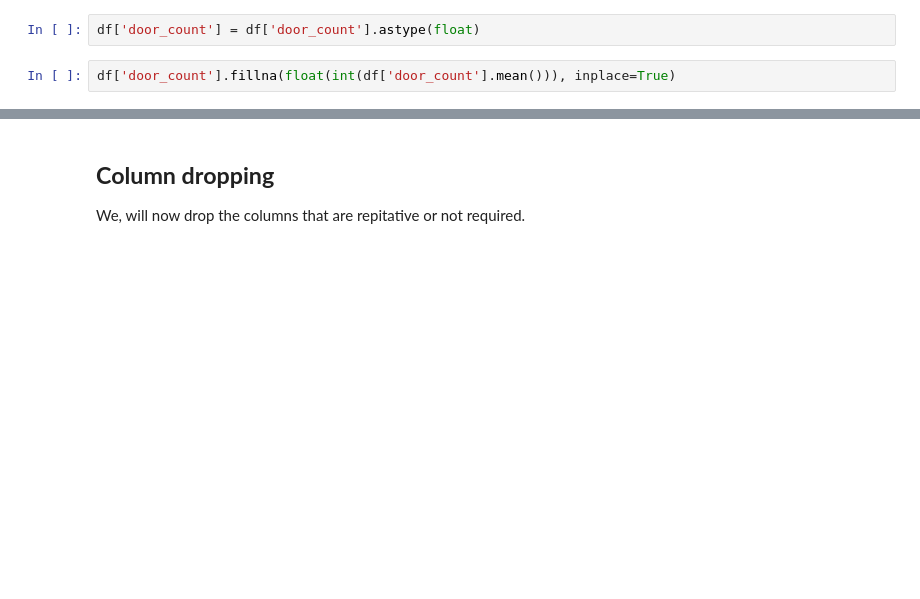
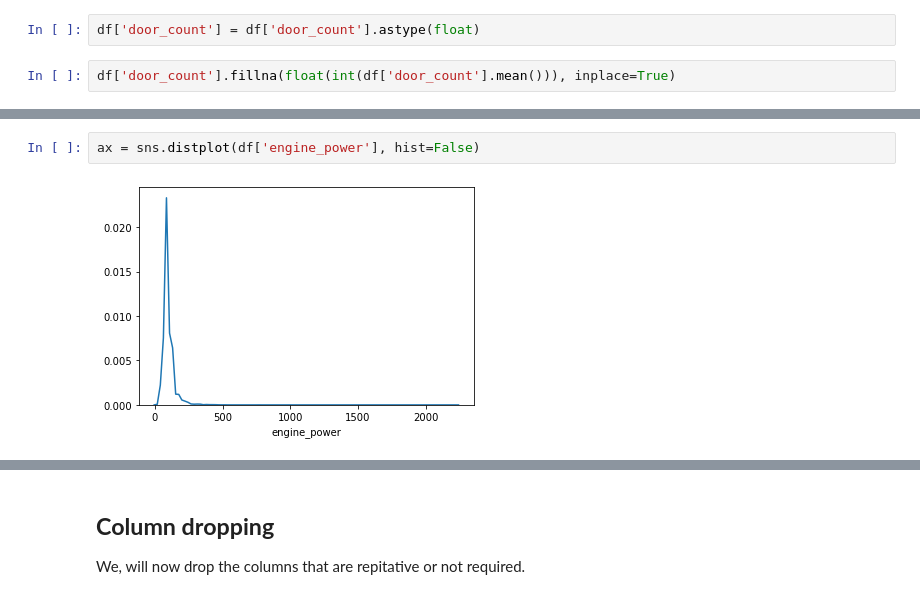
Before and after one commit to sarojdhl/Emotion-Detection, a Jupyter notebook: notebook/Car-Ads EDA.ipynb, the cells around one changed output, grey strips where cells are left out. Drawn from its saved outputs; the diff is of its cells as text; blank space fills up the shorter version.

```diff
--- a/notebook/Car-Ads EDA.ipynb
+++ b/notebook/Car-Ads EDA.ipynb
@@ -115,0 +124,4 @@ df['door_count'].fillna(float(int(df['door_count'].mean())), inplace=True)
+# %%
+ax = sns.distplot(df['engine_power'], hist=False)
+# %% [output]
+[figure, added]
```
Also changed, not shown: parts of 13 cells of this notebook.
